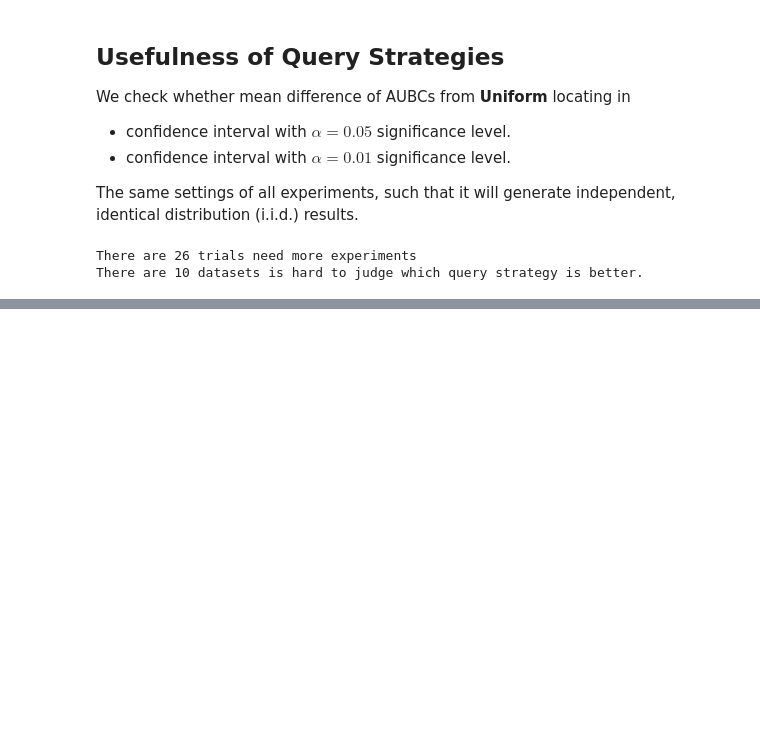
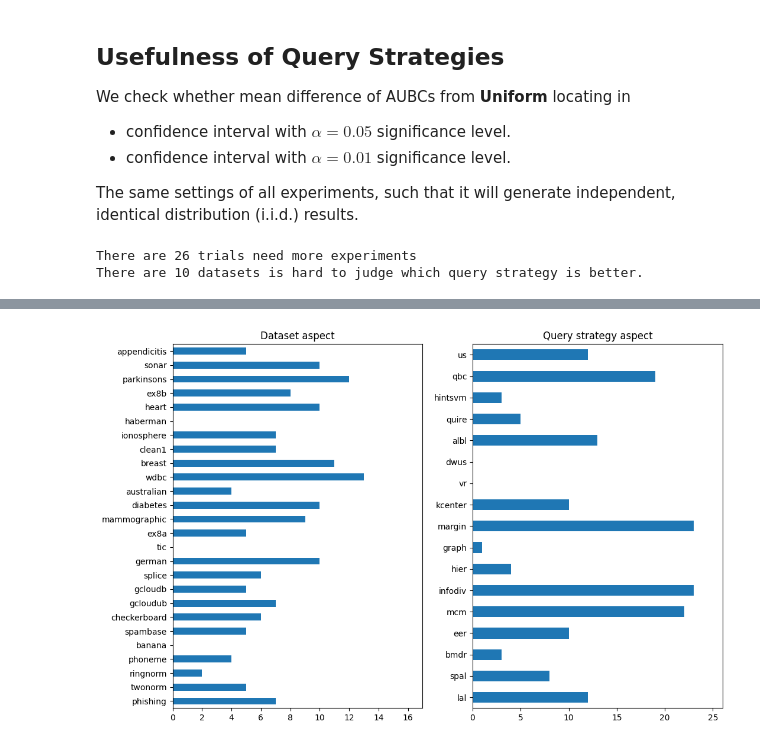
Before and after one commit to ariapoy/active-learning-benchmark, a Jupyter notebook: results/analysis.ipynb, the cells around one changed output, grey strips where cells are left out. Saved outputs shown, nothing was run; the diff lists cells and outputs as text; code cells hidden in the pictures; blank space fills up the shorter version.

Commit message:
Add usefulness bar chart for report

```diff
--- a/results/analysis.ipynb
+++ b/results/analysis.ipynb
@@ -763,6 +776,9 @@ for name in names:
 # %%
 report3 = table3_mean.copy().applymap(lambda x: None)
 report3 = report3.loc[al_methods, :]
+# %%
+report4 = table3_mean.copy().applymap(lambda x: None)
+report4 = report3.loc[al_methods, :]
 # %%
 not_enough_exps = []  # normaltest
 sim_performance_datasets = []  # bartlett
@@ -794,6 +810,7 @@ for data in table3_diff:
         # mean of difference between (Uniform, QS)
         cur_diff = cur_qss[qs].sub(cur_rs, axis=0).mean().round(4)
         report3.loc[qs, data] = cur_diff
+        report4.loc[qs, data] = cur_diff
 
     # check for equal variances of all qs (data)
     _, p_val = stats.bartlett(*cur_qss_values)
@@ -812,9 +829,15 @@ for data in table3_diff:
         # update table with decision
         if p_value < alpha_95:
             report3.loc[qs, data] = f'{report3.loc[qs, data]}*'
+            report4.loc[qs, data] = 1
         if p_value < alpha_99:
             report3.loc[qs, data] = f'{report3.loc[qs, data]}*'
+            report4.loc[qs, data] = 2
         else:
+            if report4.loc[qs, data] < 0:
+                report4.loc[qs, data] = -1
+            else:
+                report4.loc[qs, data] = 0
             pass
 
 # export not_enough_exps & sim_performance_datasets
@@ -853,0 +894,3 @@ with open('./README.md', 'a') as f:
+# %%
+report4_data = report4.gt(0).sum()
+report4_data[report4_data<17*0.2]
@@ -853,0 +912,3 @@ with open('./README.md', 'a') as f:
+# %%
+report4_qs = report4.gt(0).sum(axis=1)
+report4_qs[report4_qs<26*0.2]
@@ -853,0 +925,15 @@ with open('./README.md', 'a') as f:
+# %%
+fig, (ax_data, ax_qs) = plt.subplots(nrows=1, ncols=2, figsize=(12,8))
+report4_data.plot(kind='barh', ax=ax_data)
+report4_qs.plot(kind='barh', ax=ax_qs)
+ax_data.set_title('Dataset aspect')
+ax_data.set_ylabel('')
+ax_data.invert_yaxis()
+ax_data.set_xlim(0, 17)
+ax_qs.set_title('Query strategy aspect')
+ax_qs.set_ylabel('')
+ax_qs.set_xlim(0, 26)
+ax_qs.invert_yaxis()
+fig.savefig('aubc/output/n_QSgtRS.png', bbox_inches='tight')
+# %% [output]
+[figure, added]
```
Also changed, not shown: parts of 7 cells of this notebook.
